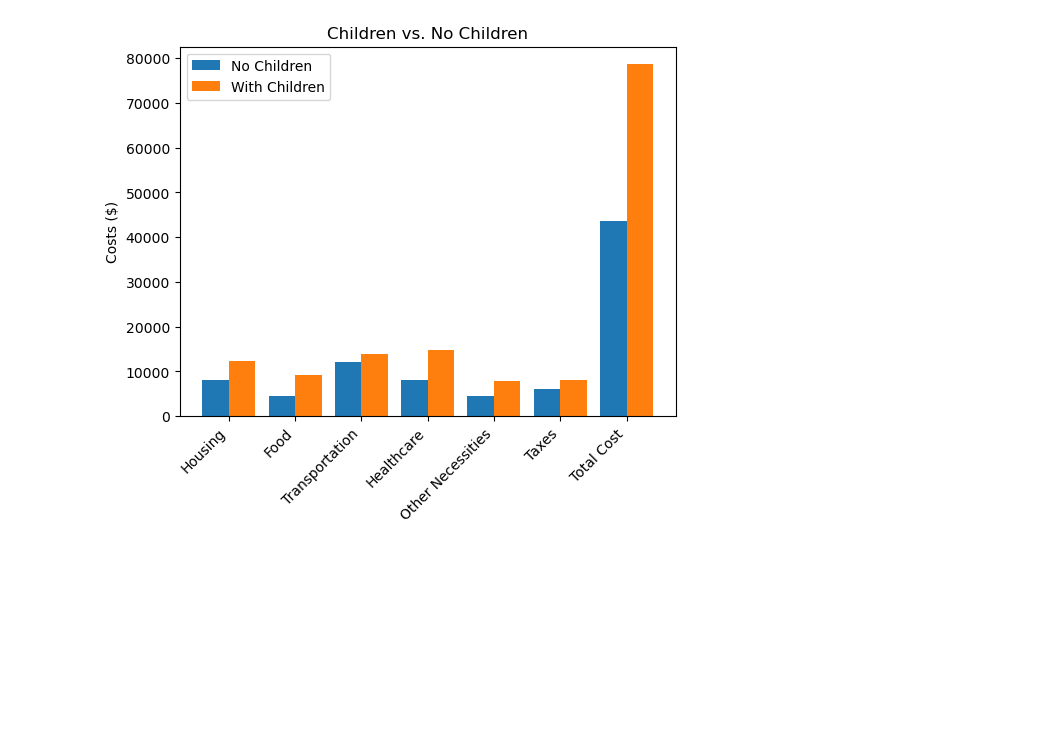
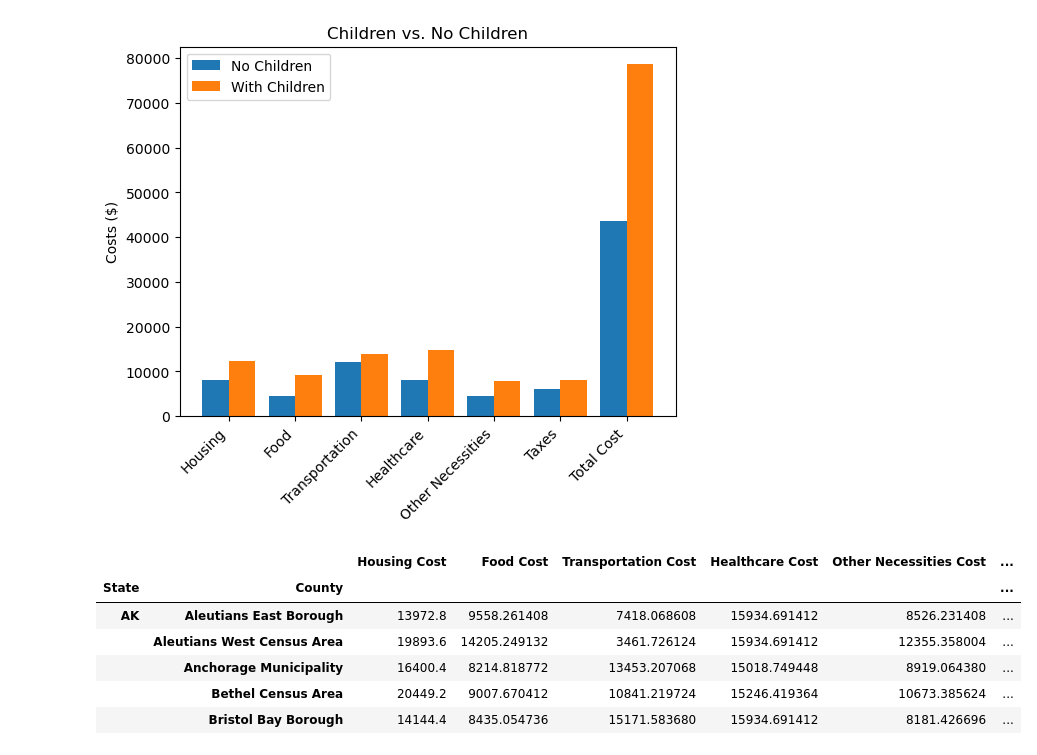
Before and after one commit to dcfog13/Project-1, a Jupyter notebook: Project1_Main.ipynb, the cells around one changed output. Saved outputs shown, nothing was run; the diff lists cells and outputs as text; code cells hidden in the pictures; blank space fills up the shorter version.

```diff
--- a/Project1_Main.ipynb
+++ b/Project1_Main.ipynb
@@ -150,3 +156,17 @@ plt.ylabel("Costs ($)")
 plt.show()
 # %% [output]
 [figure]
+# %%
+# Group data by state and county
+df_temp = df.set_index(['State','County'])
+df_county = df_temp.groupby(level=[0,1]).mean(numeric_only=True)
+df_county.drop(columns=["Case ID","Metro","Adults","Children","Total Residents"],inplace=True)
+df_county.head()
+# %% [output]
+|  |  | Housing Cost | Food Cost | Transportation Cost | Healthcare Cost | Other Necessities Cost | ... |
+| State | County |  |  |  |  |  | ... |
+| AK | Aleutians East Borough | 13972.8 | 9558.261408 | 7418.068608 | 15934.691412 | 8526.231408 | ... |
+|  | Aleutians West Census Area | 19893.6 | 14205.249132 | 3461.726124 | 15934.691412 | 12355.358004 | ... |
+|  | Anchorage Municipality | 16400.4 | 8214.818772 | 13453.207068 | 15018.749448 | 8919.064380 | ... |
+|  | Bethel Census Area | 20449.2 | 9007.670412 | 10841.219724 | 15246.419364 | 10673.385624 | ... |
+|  | Bristol Bay Borough | 14144.4 | 8435.054736 | 15171.583680 | 15934.691412 | 8181.426696 | ... |
```
Also changed, not shown: parts of 7 cells of this notebook.
